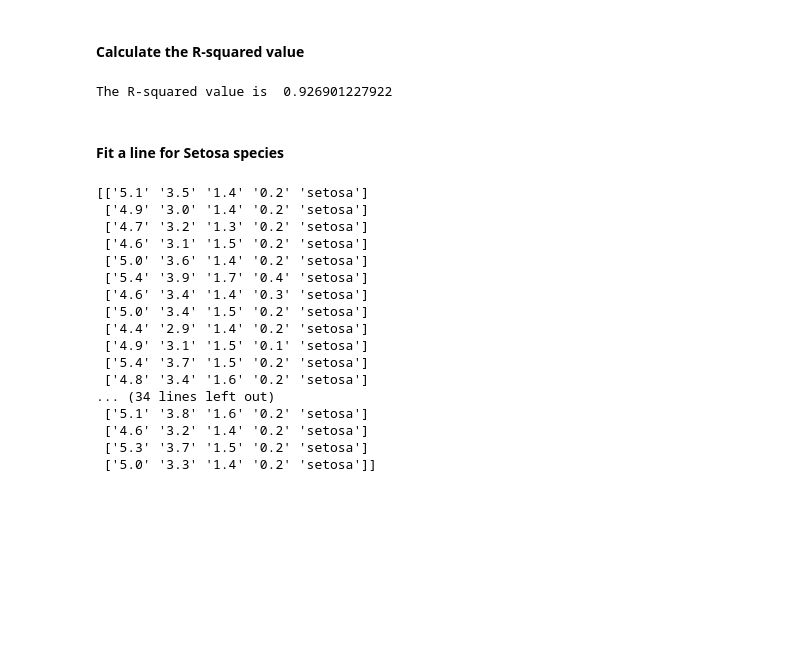
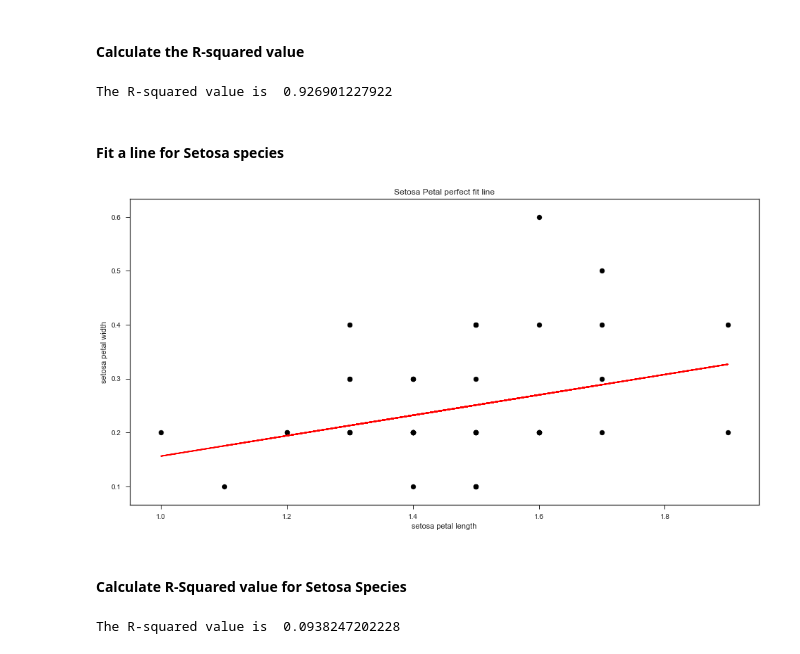
Before and after one commit to eduards-v/pyplot-numpy-problem-set, a Jupyter notebook: fishers-iris-data-set.ipynb, the cells around one changed output. Saved outputs shown, nothing was run; the diff lists cells and outputs as text; code cells hidden in the pictures; blank space fills up the shorter version.

Commit message:
Ploting Setosa species and fitting line model

```diff
--- a/fishers-iris-data-set.ipynb
+++ b/fishers-iris-data-set.ipynb
@@ -125,44 +125,54 @@ pl.show()
 [figure]
 # %% [markdown]
 #### Calculate the R-squared value
-# %%
-
-rsq = np.corrcoef(petal_length, petal_width)[0][1]**2
-print("The R-squared value is ", rsq)
-# %% [output]
-The R-squared value is  0.926901227922
+# %%
+# ref. https://en.wikipedia.org/wiki/Coefficient_of_determination
+# Coefficient of Correllation predicts the value of future outcome based on related information.
+# "One class of such cases includes that of simple linear regression where r2 is used instead of R2.
+# When an intercept (i.e., c) is included then r2 is simply the square of the sample correlation coefficient (i.e., r)
+# between the observed outcomes and the observed predictor values. "
+
+# numpy has a function to calculate R-squared
+rsq = np.corrcoef(petal_length, petal_width)[0][1]**2
+print("The R-squared value is ", rsq)
+# %% [output]
+The R-squared value is  0.926901227922
 # %% [markdown]
 #### Fit a line for Setosa species
 # %%
 temp = np.array(tr_data) # get data list copy as array
 
 # we need to filter temp for setosa values
 # setosa = [row for row in temp if 'setosa' == row[4]] # doesnt work as intended
 # setosa = filter(lambda x: x[4] == 'setosa', temp) # nope
 
 # ref.: http://python-astro.blogspot.ie/2012/05/playing-with-arrays-slicing-sorting.html
 # where() function accepts boolean expressions and if true, we place this row into list
 setosa = temp[np.where(temp[:,4] == 'setosa')]
-# load length and width data foe
+# load length and width data for setosa species
 setosa_petal_length = np.array(setosa[:,2]).astype(np.float)
 setosa_petal_width = np.array(setosa[:,3]).astype(np.float)
 
-print(setosa)
+#print(setosa)
+# get best m and c for equation of the line
+m , c = np.polyfit(setosa_petal_length, setosa_petal_width, 1)
+# plot data and fit the line
+
+# scatter points on plot
+pl.scatter(setosa_petal_length, setosa_petal_width, c = 'black' )
+# fit a line to a plot using y and  mx + c
+pl.plot(setosa_petal_length, m * setosa_petal_length + c, 'r-')
+
+pl.xlabel('setosa petal length')
+pl.ylabel('setosa petal width')
+pl.title('Setosa Petal perfect fit line')
+pl.show()
 # %% [output]
-[['5.1' '3.5' '1.4' '0.2' 'setosa']
- ['4.9' '3.0' '1.4' '0.2' 'setosa']
- ['4.7' '3.2' '1.3' '0.2' 'setosa']
- ['4.6' '3.1' '1.5' '0.2' 'setosa']
- ['5.0' '3.6' '1.4' '0.2' 'setosa']
- ['5.4' '3.9' '1.7' '0.4' 'setosa']
- ['4.6' '3.4' '1.4' '0.3' 'setosa']
- ['5.0' '3.4' '1.5' '0.2' 'setosa']
- ['4.4' '2.9' '1.4' '0.2' 'setosa']
- ['4.9' '3.1' '1.5' '0.1' 'setosa']
- ['5.4' '3.7' '1.5' '0.2' 'setosa']
- ['4.8' '3.4' '1.6' '0.2' 'setosa']
-... (34 lines left out)
- ['5.1' '3.8' '1.6' '0.2' 'setosa']
- ['4.6' '3.2' '1.4' '0.2' 'setosa']
- ['5.3' '3.7' '1.5' '0.2' 'setosa']
- ['5.0' '3.3' '1.4' '0.2' 'setosa']]
+[figure, added]
+# %% [markdown]
+#### Calculate R-Squared value for Setosa Species
+# %%
+rsq = np.corrcoef(setosa_petal_length, setosa_petal_width)[0][1]**2
+print("The R-squared value is ", rsq)
+# %% [output]
+The R-squared value is  0.0938247202228
```
